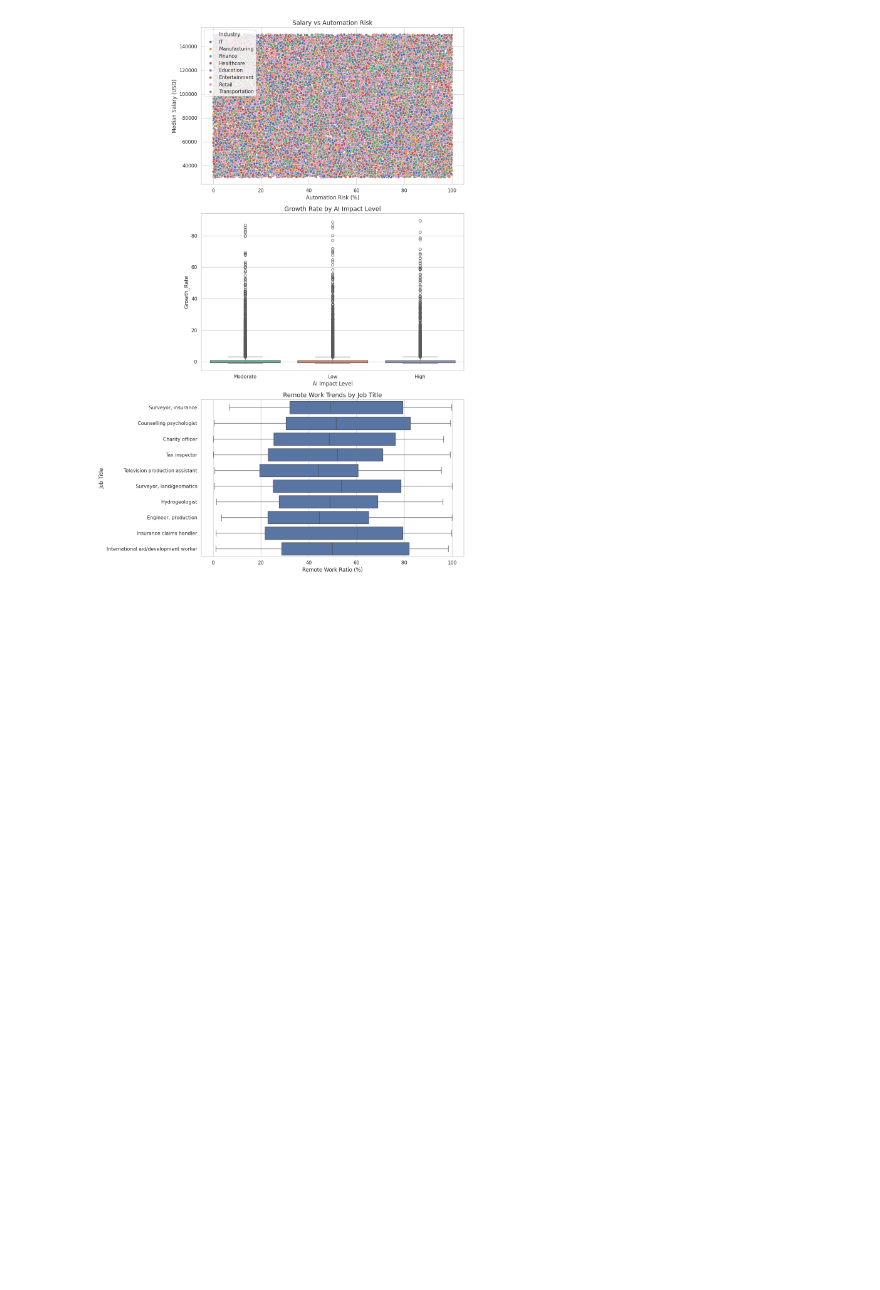
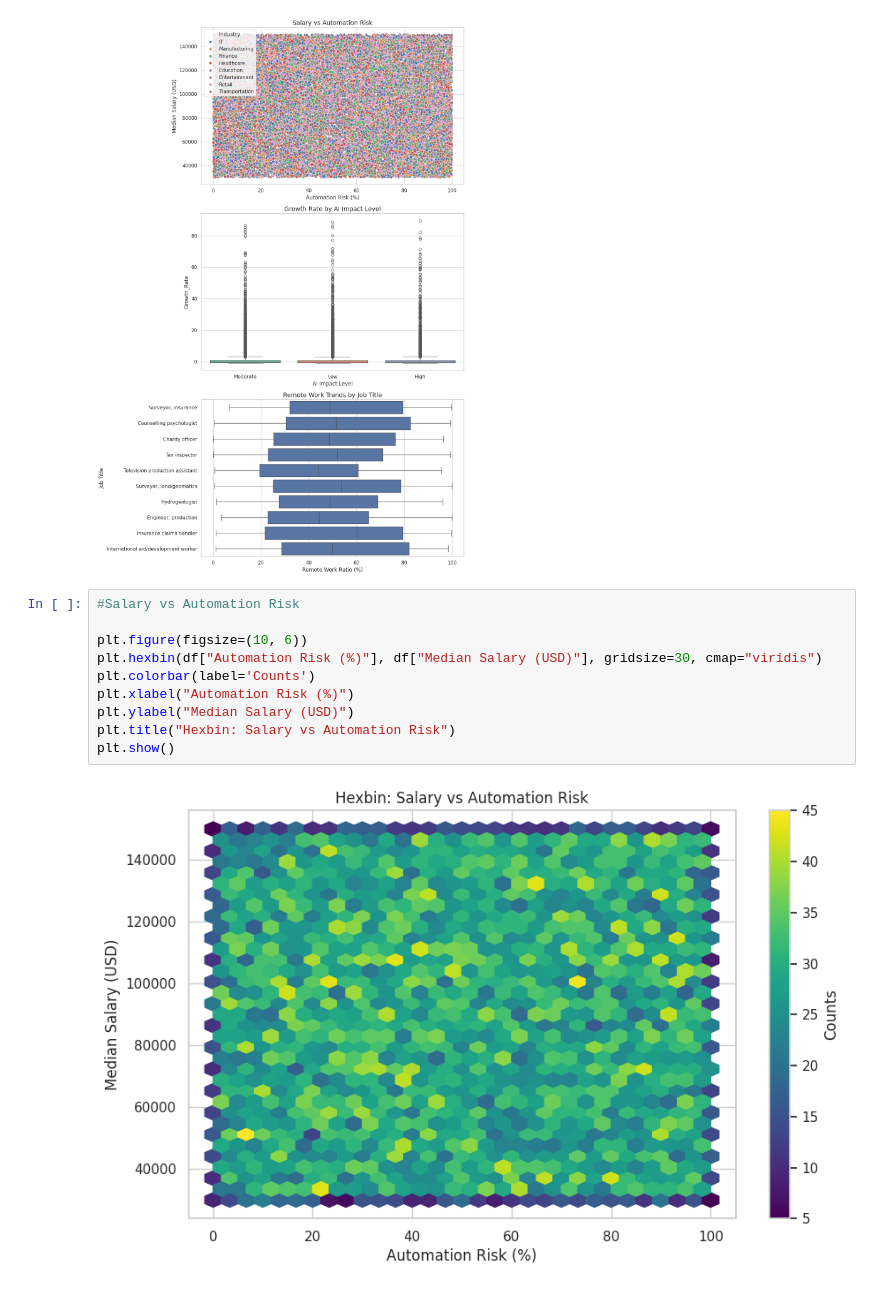
Before and after one commit to ArunK-ML/DA---AI-Impact-on-Job-Market-2024-2030----DataSet, a Jupyter notebook: DA_AI_Impact_on_Job.ipynb, the cells around one changed output. Cells and saved outputs as stored; diff of their text form; blank space fills up the shorter version.

```diff
--- a/DA_AI_Impact_on_Job.ipynb
+++ b/DA_AI_Impact_on_Job.ipynb
@@ -374,3 +374,15 @@ Passing `palette` without assigning `hue` is deprecated and will be removed in v
 
   sns.boxplot(
 [figure]
+# %%
+#Salary vs Automation Risk
+
+plt.figure(figsize=(10, 6))
+plt.hexbin(df["Automation Risk (%)"], df["Median Salary (USD)"], gridsize=30, cmap="viridis")
+plt.colorbar(label='Counts')
+plt.xlabel("Automation Risk (%)")
+plt.ylabel("Median Salary (USD)")
+plt.title("Hexbin: Salary vs Automation Risk")
+plt.show()
+# %% [output]
+[figure, added]
```
Also changed, not shown: parts of 6 cells of this notebook.
